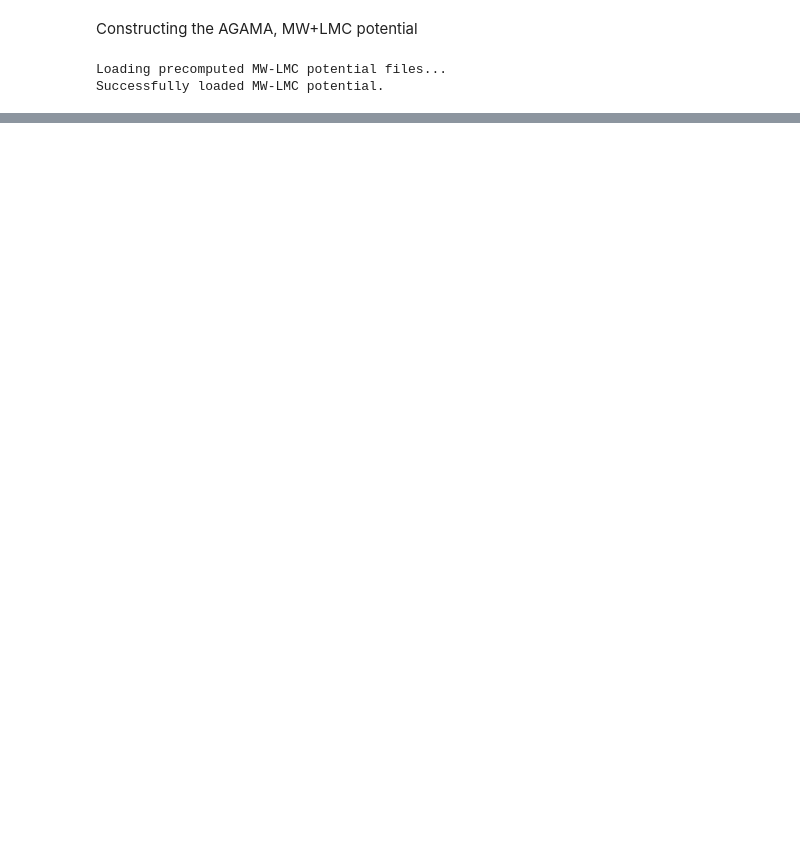
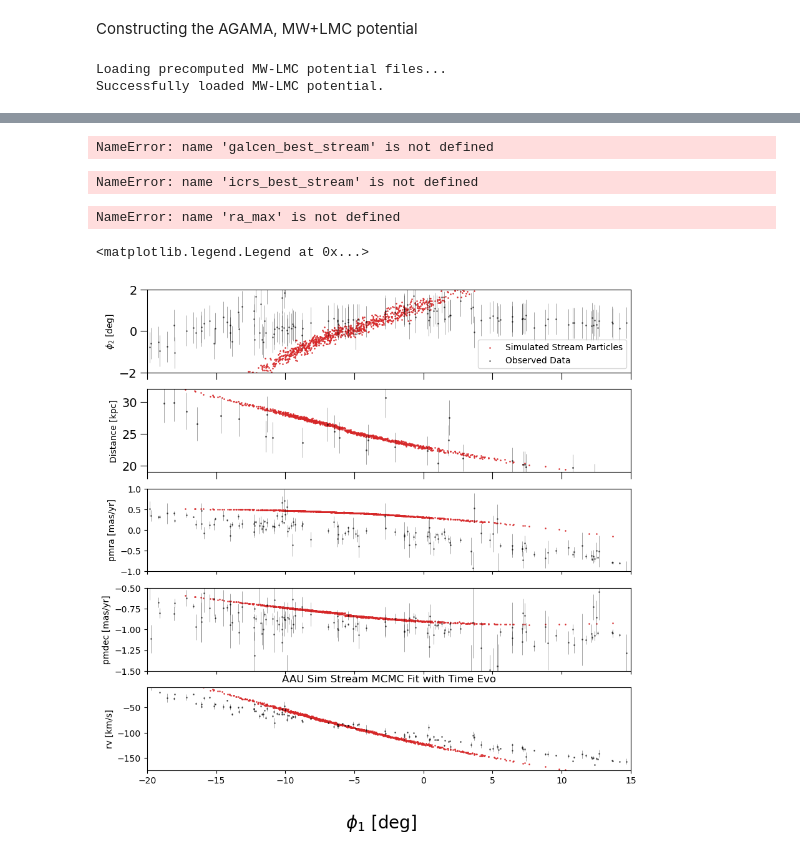
Before and after one commit to shriy-stars/aau_sbi_fastsims, a Jupyter notebook: notebooks/aau_evo_pot_mcmc.ipynb, the cells around one changed output, grey strips where cells are left out. Saved outputs shown, nothing was run; the diff lists cells and outputs as text; code cells hidden in the pictures; blank space fills up the shorter version.

```diff
--- a/notebooks/aau_evo_pot_mcmc.ipynb
+++ b/notebooks/aau_evo_pot_mcmc.ipynb
@@ -408,0 +550,70 @@ def main(p0,nwalkers,niter,ndim,log_probability,data, nburnin=100):
+# %%
+icrs_best_stream = galcen_best_stream.transform_to(coord.ICRS())
+# %% [output]
+NameError: name 'galcen_best_stream' is not defined
+# %%
+ra_max = icrs_best_stream.ra.to(u.radian).value
+dec_max = icrs_best_stream.dec.to(u.radian).value
+dist_max = icrs_best_stream.distance.value
+pmra_max = icrs_best_stream.pm_ra_cosdec.value
+pmdec_max = icrs_best_stream.pm_dec.value
+rv_max = icrs_best_stream.radial_velocity.value
+# %% [output]
+NameError: name 'icrs_best_stream' is not defined
+# %%
+phi1_max, phi2_max = icrs_to_aau(ra_max, dec_max)
+# %% [output]
+NameError: name 'ra_max' is not defined
+# %%
+#plot with median values as progenitor parameters!
+fig, ax = plt.subplots(5,1, sharex = True)
+fig.set_size_inches(10,10)
+fig.supxlabel(r'$\phi_1$ [deg]',fontsize=20)
+ax[-1].set_xlim(-20,15)
+ax[-1].set_title(label ='AAU Sim Stream MCMC Fit with Time Evo')
+#simulation
+ax[0].scatter(phi1_max, phi2_max,s=0.75,color='tab:red', alpha= 0.9, label = 'Simulated Stream Particles')
+ax[0].tick_params(axis='both', which='major', labelsize=14., length=8)
+ax[0].tick_params(axis='both', which='minor', length=3)
+ax[0].set_ylim(-2,2)
+
+ax[0].set_ylabel(r'$\phi_2$ [deg]', fontsize=10)
+ax[1].scatter(phi1_max, dist_max,s=0.75,color='tab:red',alpha= 0.9 )
+ax[1].tick_params(axis='both', which='major', labelsize=14., length=8)
+ax[1].tick_params(axis='both', which='minor', length=3)
+ax[1].set_ylabel('Distance [kpc]', fontsize=10)
+ax[1].set_ylim(19,32)
+
+ax[2].scatter(phi1_max, pmra_max,s=0.75,color='tab:red',alpha= 0.9 )
+ax[2].set_ylim(-1,1)
+ax[2].set_ylabel('pmra [mas/yr]', fontsize=10)
+
+ax[3].scatter(phi1_max, pmdec_max,s=0.75,color='tab:red',alpha= 0.9 )
+ax[3].set_ylabel('pmdec [mas/yr]', fontsize=10)
+ax[3].set_ylim(-1.5,-0.5)
+
+ax[4].scatter(phi1_max, rv_max,s=0.75,color='tab:red',alpha= 0.9)
+ax[4].set_ylabel('rv [km/s]', fontsize=10)
+ax[4].set_ylim(-175,-10)
+
+#data
+ax[0].scatter(df['phi1'], df['phi2'] , s=1,color='k', alpha = 0.5, label = 'Observed Data')
+ax[0].errorbar(df['phi1'], df['phi2'], yerr=np.nanstd(df['phi2']), fmt='none', ecolor='k', alpha = 0.5, capsize=0, capthick=0.7, elinewidth=0.5)
+
+ax[1].scatter(df_distance['Phi1'],(10**((df_distance['Distance_Modulus'])/5 +1)*1e-3),s=1.5,color='k', alpha = 0.5)
+ax[1].errorbar(df_distance['Phi1'],(10**((df_distance['Distance_Modulus'])/5 +1)*1e-3), yerr=np.abs(((10**((df_distance['Distance_Modulus'])/5 +1)*1e-3))*0.1), fmt='none', ecolor='k',alpha = 0.5,capsize=0, capthick=0.7, elinewidth=0.5)
+
+
+ax[2].scatter(df['phi1'], df['pmra'],s=1,color='k', alpha = 0.5)
+ax[2].errorbar(df['phi1'], df['pmra'], yerr=df['pmra_error'], fmt='none', ecolor='k',alpha = 0.5,capsize=0, capthick=0.7, elinewidth=0.5)
+
+ax[3].scatter(df['phi1'], df['pmdec'],s=1,color='k',alpha = 0.5)
+ax[3].errorbar(df['phi1'], df['pmdec'], yerr=df['pmdec_error'], fmt='none', ecolor='k', alpha = 0.5, capsize=0, capthick=0.7, elinewidth=0.5)
+
+ax[4].scatter(df['phi1'], df['vel_calib'],s=1,color='k', alpha = 0.5)
+ax[4].errorbar(df['phi1'], df['vel_calib'], yerr=df['vel_calib_std'], fmt='none', ecolor='k',alpha = 0.5, capsize=0, capthick=0.7, elinewidth=0.5)
+
+ax[0].legend(loc = 'lower right')
+# %% [output]
+<matplotlib.legend.Legend at 0x...>
+[figure, added]
```
Also changed, not shown: parts of 12 cells of this notebook, 5 other files.
